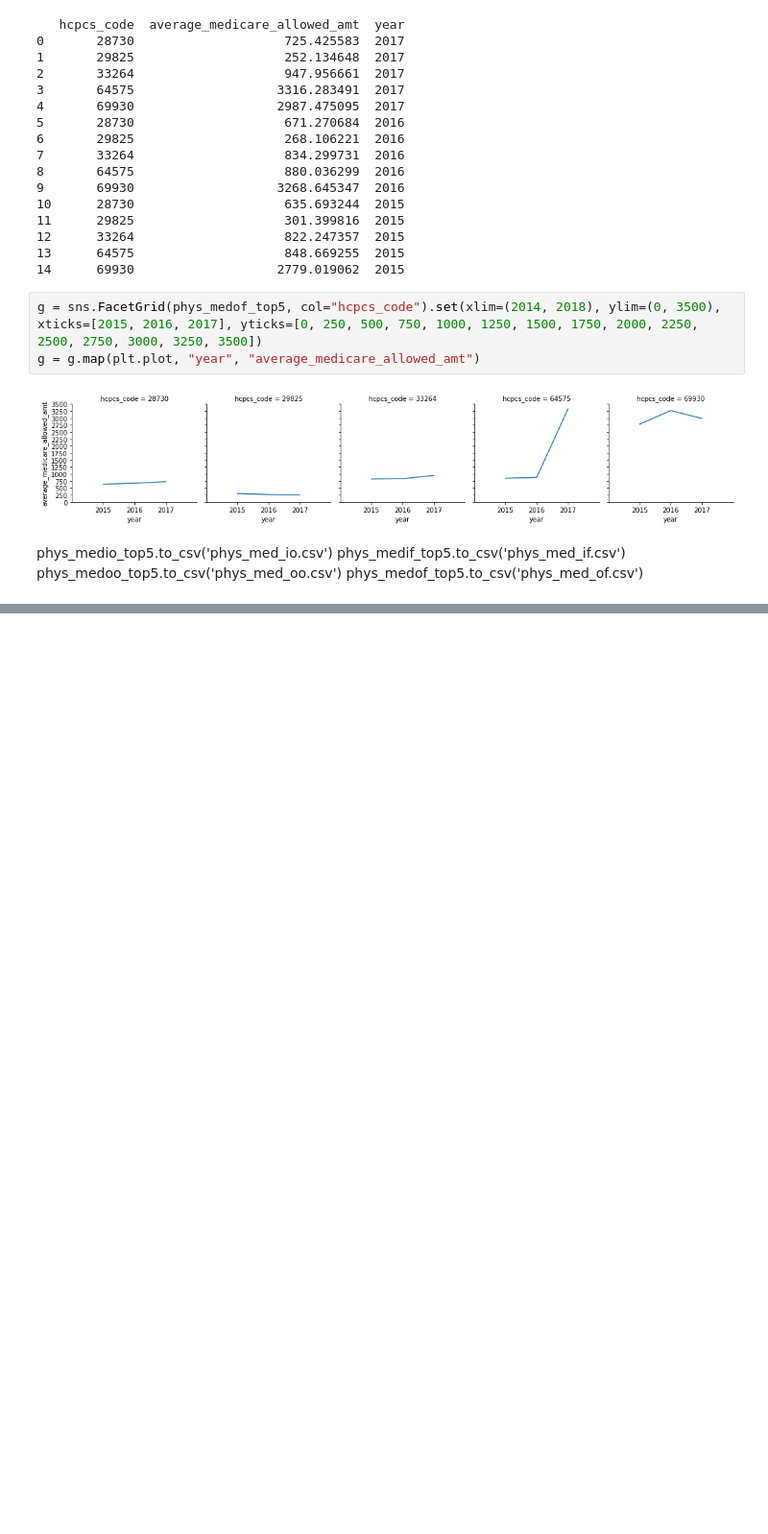
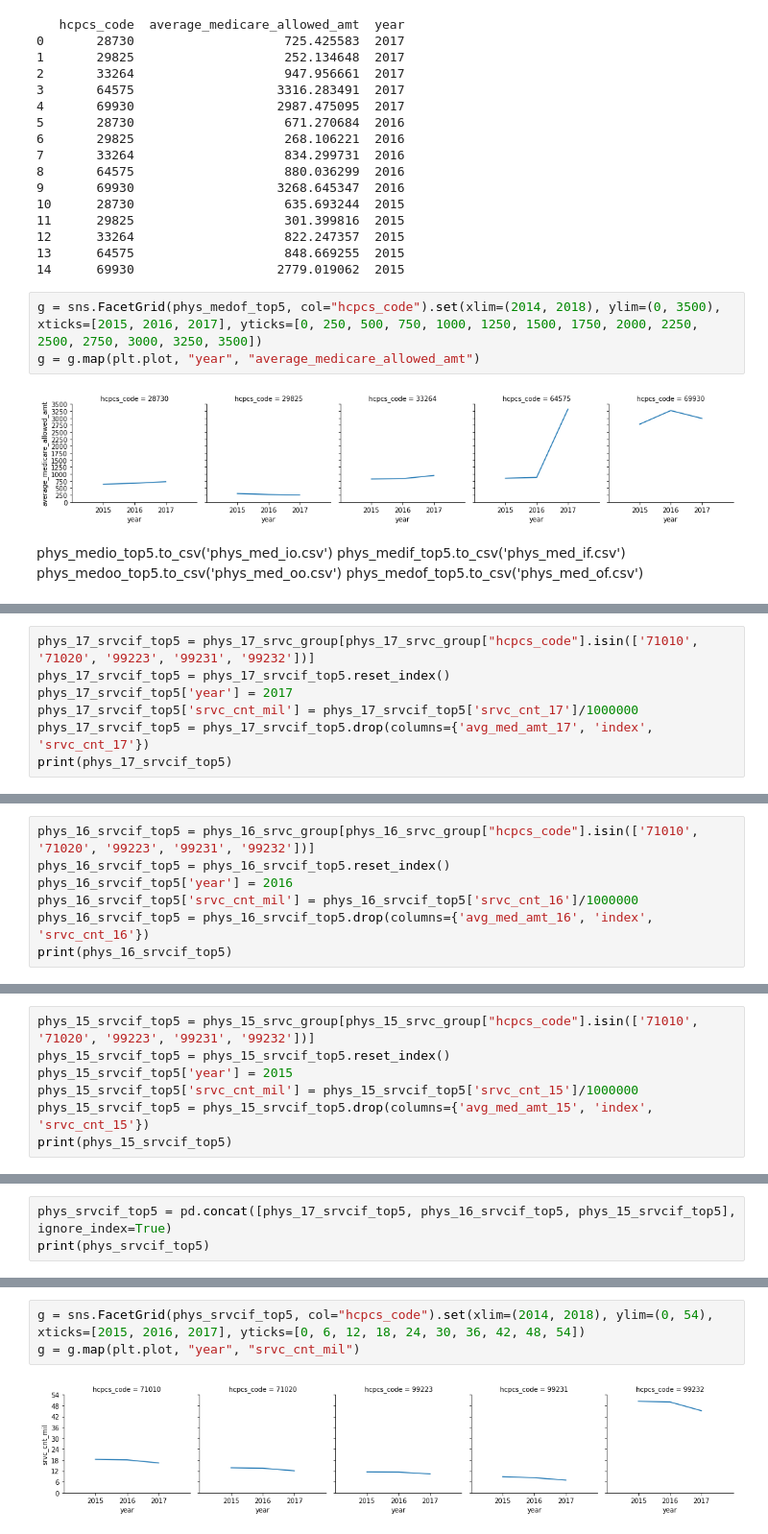
Before and after one commit to adamtsuch21/healthcare-bluebook-red-team, a Jupyter notebook: AT_option2.ipynb, the cells around one changed output, grey strips where cells are left out. Shown: that part at 96% size. Cells and saved outputs as stored; diff of their text form; blank space fills up the shorter version.

```diff
--- a/AT_option2.ipynb
+++ b/AT_option2.ipynb
@@ -1016,0 +1173,7 @@ phys_medof_top5.to_csv('phys_med_of.csv')
+# %%
+phys_17_srvcif_top5 = phys_17_srvc_group[phys_17_srvc_group["hcpcs_code"].isin(['71010', '71020', '99223', '99231', '99232'])]
+phys_17_srvcif_top5 = phys_17_srvcif_top5.reset_index()
+phys_17_srvcif_top5['year'] = 2017
+phys_17_srvcif_top5['srvc_cnt_mil'] = phys_17_srvcif_top5['srvc_cnt_17']/1000000
+phys_17_srvcif_top5 = phys_17_srvcif_top5.drop(columns={'avg_med_amt_17', 'index', 'srvc_cnt_17'})
+print(phys_17_srvcif_top5)
@@ -1016,0 +1187,7 @@ phys_medof_top5.to_csv('phys_med_of.csv')
+# %%
+phys_16_srvcif_top5 = phys_16_srvc_group[phys_16_srvc_group["hcpcs_code"].isin(['71010', '71020', '99223', '99231', '99232'])]
+phys_16_srvcif_top5 = phys_16_srvcif_top5.reset_index()
+phys_16_srvcif_top5['year'] = 2016
+phys_16_srvcif_top5['srvc_cnt_mil'] = phys_16_srvcif_top5['srvc_cnt_16']/1000000
+phys_16_srvcif_top5 = phys_16_srvcif_top5.drop(columns={'avg_med_amt_16', 'index', 'srvc_cnt_16'})
+print(phys_16_srvcif_top5)
@@ -1016,0 +1201,7 @@ phys_medof_top5.to_csv('phys_med_of.csv')
+# %%
+phys_15_srvcif_top5 = phys_15_srvc_group[phys_15_srvc_group["hcpcs_code"].isin(['71010', '71020', '99223', '99231', '99232'])]
+phys_15_srvcif_top5 = phys_15_srvcif_top5.reset_index()
+phys_15_srvcif_top5['year'] = 2015
+phys_15_srvcif_top5['srvc_cnt_mil'] = phys_15_srvcif_top5['srvc_cnt_15']/1000000
+phys_15_srvcif_top5 = phys_15_srvcif_top5.drop(columns={'avg_med_amt_15', 'index', 'srvc_cnt_15'})
+print(phys_15_srvcif_top5)
@@ -1016,0 +1215,3 @@ phys_medof_top5.to_csv('phys_med_of.csv')
+# %%
+phys_srvcif_top5 = pd.concat([phys_17_srvcif_top5, phys_16_srvcif_top5, phys_15_srvcif_top5], ignore_index=True)
+print(phys_srvcif_top5)
@@ -1016,0 +1235,5 @@ phys_medof_top5.to_csv('phys_med_of.csv')
+# %%
+g = sns.FacetGrid(phys_srvcif_top5, col="hcpcs_code").set(xlim=(2014, 2018), ylim=(0, 54), xticks=[2015, 2016, 2017], yticks=[0, 6, 12, 18, 24, 30, 36, 42, 48, 54])
+g = g.map(plt.plot, "year", "srvc_cnt_mil")
+# %% [output]
+[figure, added]
```
Also changed, not shown: parts of 27 cells of this notebook, 4 other files.
